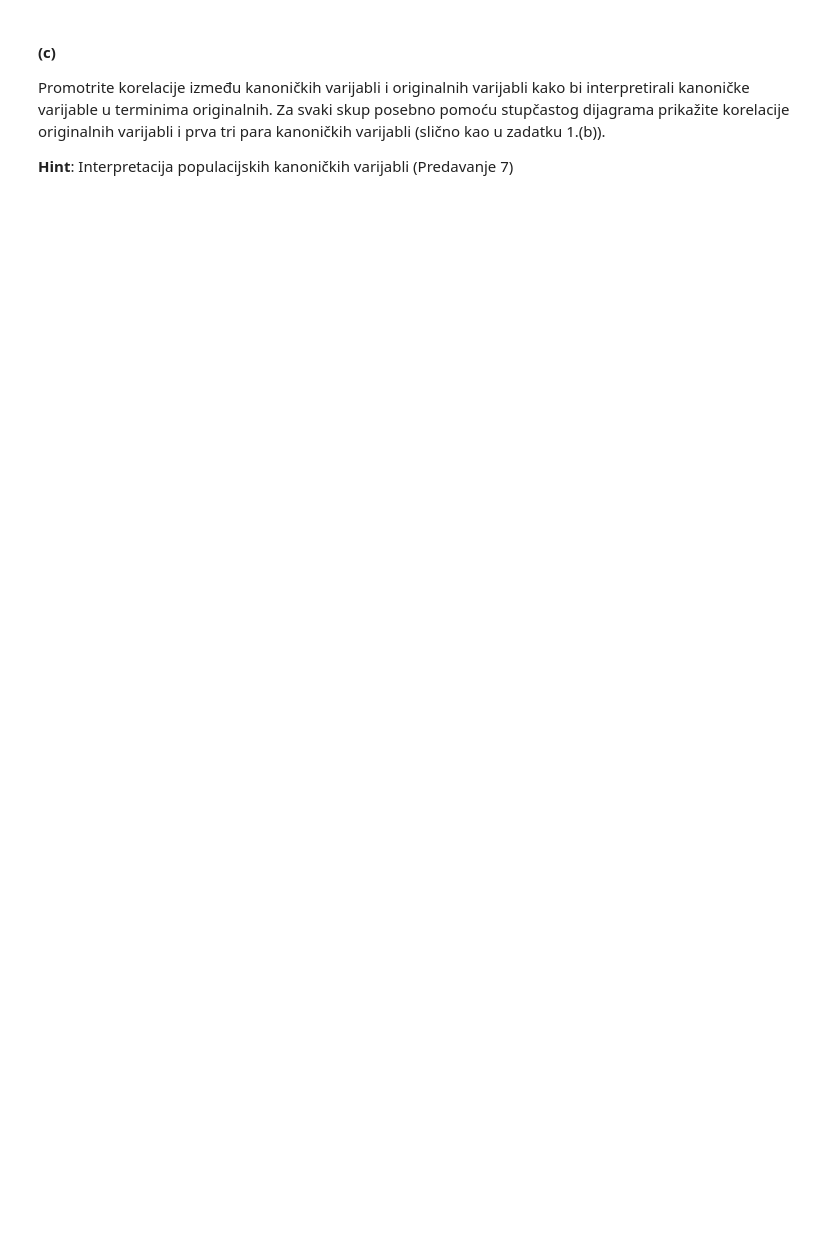
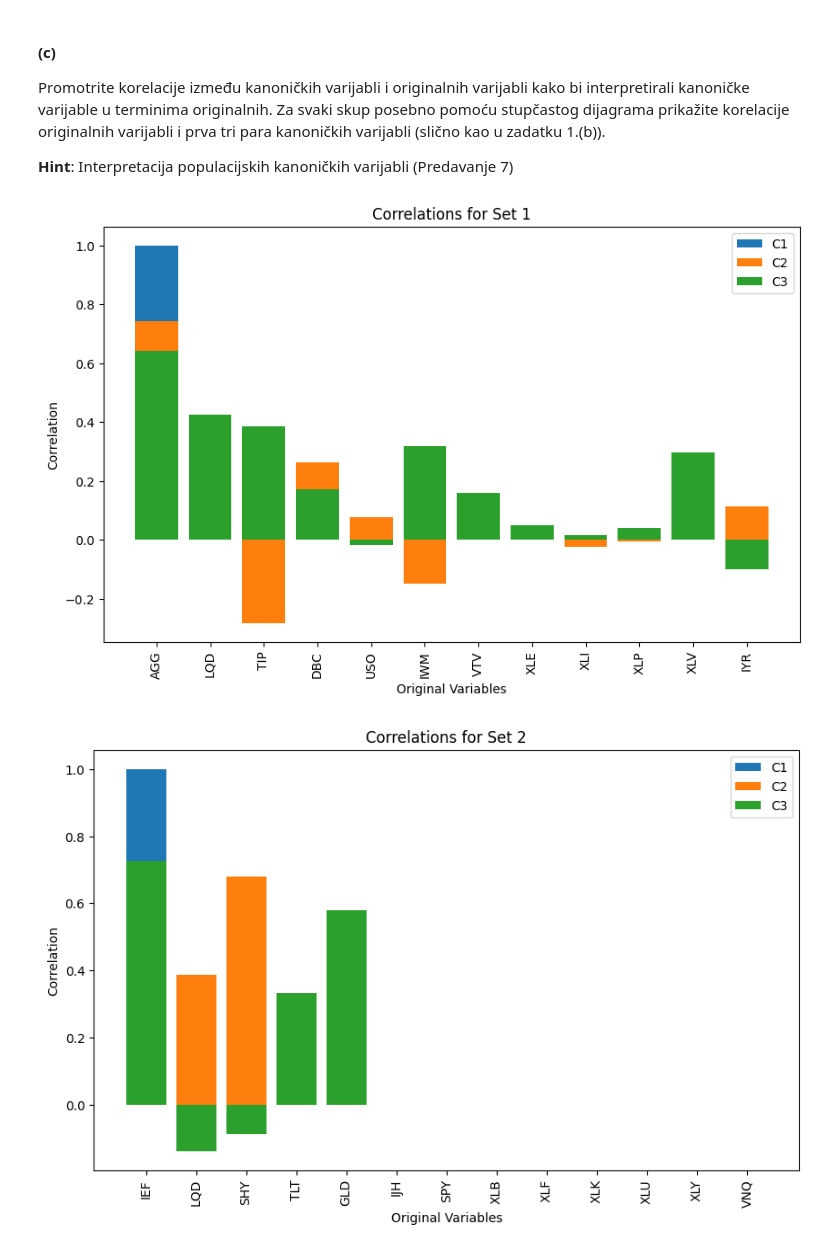
Before and after one commit to sskender/multivariate-data-analysis, a Jupyter notebook: 2023/lab2/SVEN_SKENDER_0036507654.ipynb, the cells around one changed output. Saved outputs shown, nothing was run; the diff lists cells and outputs as text; code cells hidden in the pictures; blank space fills up the shorter version.

```diff
--- a/2023/lab2/SVEN_SKENDER_0036507654.ipynb
+++ b/2023/lab2/SVEN_SKENDER_0036507654.ipynb
@@ -394,3 +599,54 @@ Promotrite korelacije između kanoničkih varijabli i originalnih varijabli kako
 **Hint**: Interpretacija populacijskih kanoničkih varijabli (Predavanje 7)
 # %%
 # <Vaš kôd ovdje>
+
+# separate the data into two sets
+set1 = ['AGG', 'LQD', 'TIP', 'DBC', 'USO', 'IWM', 'VTV', 'XLE', 'XLI', 'XLP', 'XLV', 'IYR']
+set2 = ['IEF', 'LQD', 'SHY', 'TLT', 'GLD', 'IJH', 'SPY', 'XLB', 'XLF', 'XLK', 'XLU', 'XLY', 'VNQ']
+
+# extract the data for each set
+data1 = df[set1].values
+data2 = df[set2].values
+
+# standardize the data for each set
+data1 = (data1 - np.mean(data1, axis=0)) / np.std(data1, axis=0)
+data2 = (data2 - np.mean(data2, axis=0)) / np.std(data2, axis=0)
+
+# fit a CCA model for each set
+cca1 = CCA(n_components=min(data1.shape)).fit(data1, data1)
+cca2 = CCA(n_components=min(data2.shape)).fit(data2, data2)
+
+# extract the canonical variables for each set
+can_vars1 = cca1.transform(data1)
+can_vars2 = cca2.transform(data2)
+
+# calculate the correlations between the canonical variables and the original variables for each set
+corrs1 = np.corrcoef(np.hstack([data1, can_vars1]), rowvar=False)[:data1.shape[1], data1.shape[1]:]
+corrs2 = np.corrcoef(np.hstack([data2, can_vars2]), rowvar=False)[:data2.shape[1], data2.shape[1]:]
+
+# plot the correlations for set 1
+plt.figure(figsize=(10, 6))
+plt.bar(np.arange(len(set1)), corrs1[0], label='C1')
+plt.bar(np.arange(len(set1)), corrs1[1], label='C2')
+plt.bar(np.arange(len(set1)), corrs1[2], label='C3')
+plt.xticks(np.arange(len(set1)), set1, rotation=90)
+plt.title('Correlations for Set 1')
+plt.xlabel('Original Variables')
+plt.ylabel('Correlation')
+plt.legend()
+plt.show()
+
+# plot the correlations for set 2
+plt.figure(figsize=(10, 6))
+plt.bar(np.arange(len(set2)), corrs2[0], label='C1')
+plt.bar(np.arange(len(set2)), corrs2[1], label='C2')
+plt.bar(np.arange(len(set2)), corrs2[2], label='C3')
+plt.xticks(np.arange(len(set2)), set2, rotation=90)
+plt.title('Correlations for Set 2')
+plt.xlabel('Original Variables')
+plt.ylabel('Correlation')
+plt.legend()
+plt.show()
+# %% [output]
+[figure, added]
+[figure, added]
```
Also changed, not shown: parts of 27 cells of this notebook, 1 other file.
